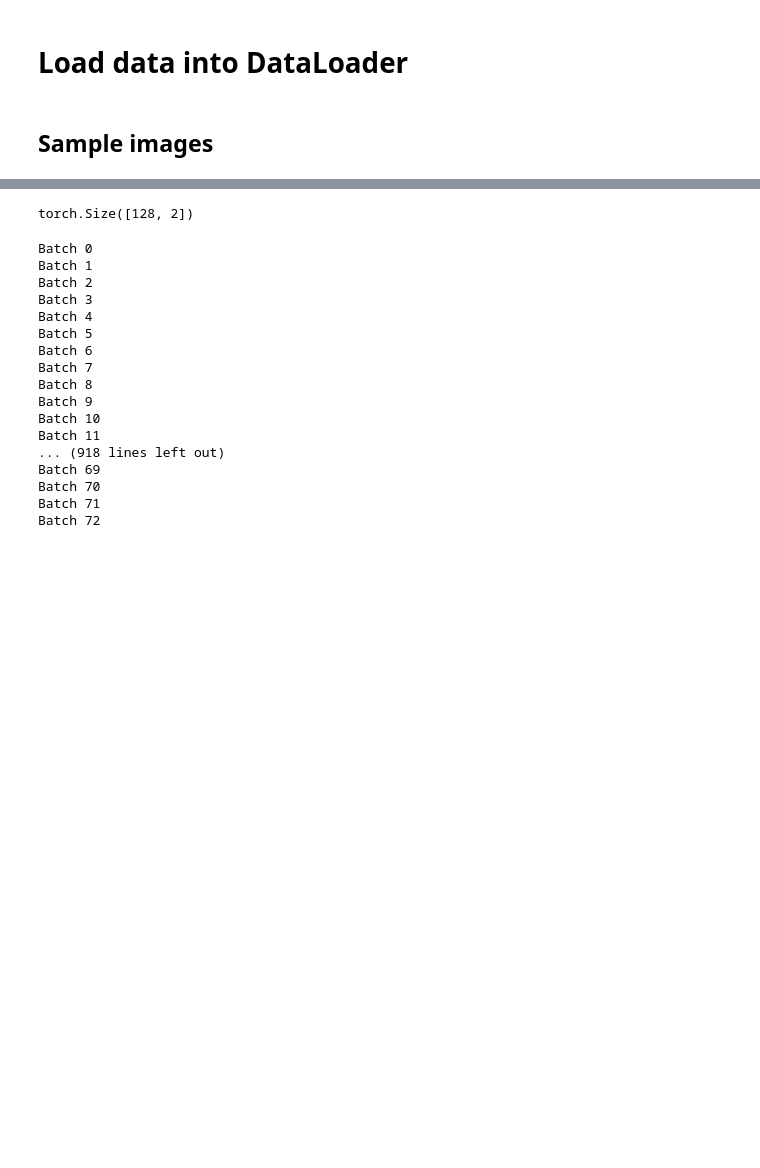
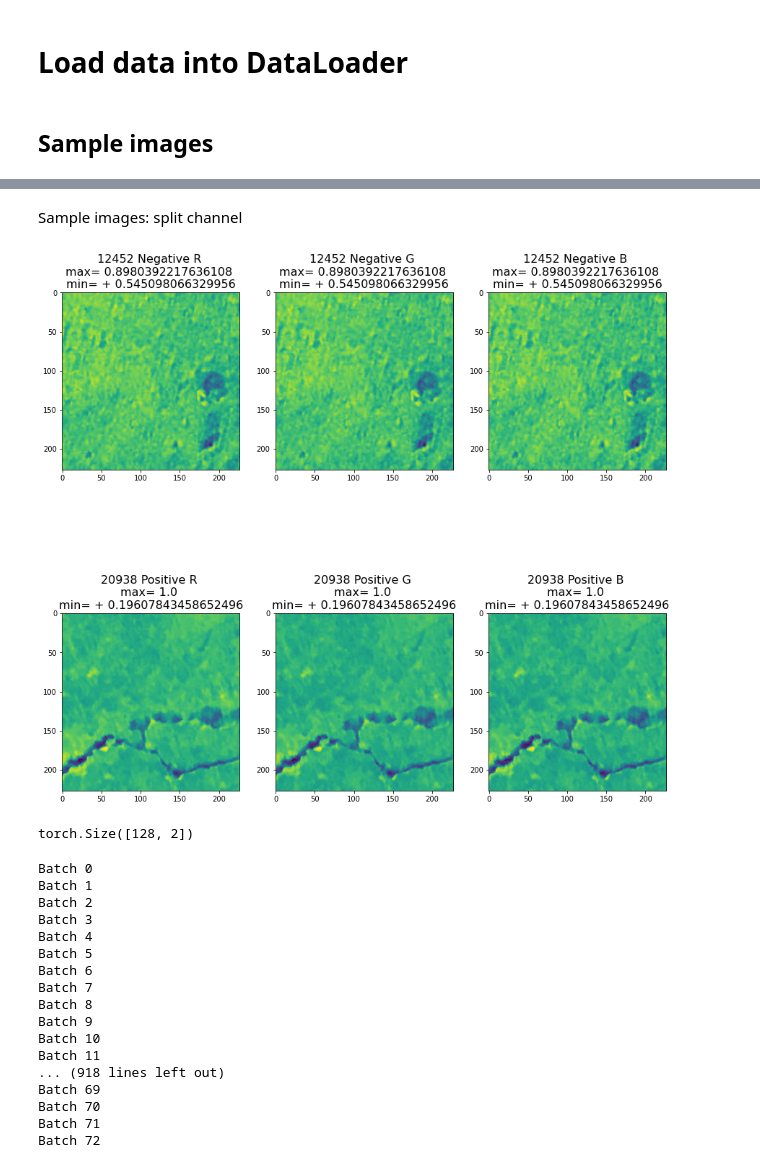
Before and after one commit to iambaangkok/261459-Deep-Learning, a Jupyter notebook: Identification_of_Surface_Cracks.ipynb, the cells around one changed output, grey strips where cells are left out. Cells and saved outputs as stored; diff of their text form; code cells hidden in the pictures; blank space fills up the shorter version.

```diff
--- a/Identification_of_Surface_Cracks.ipynb
+++ b/Identification_of_Surface_Cracks.ipynb
@@ -169,3 +194,9 @@ plt.show()
+# %% [markdown]
+Sample images: split channel
+# %%
+sampleImage(2, splitChannel=True)
+# %% [output]
+[figure, added]
 # %%
 model = nn.Sequential(
     nn.Conv2d(3, 32, kernel_size=3),
```
Also changed, not shown: parts of 10 cells of this notebook.
